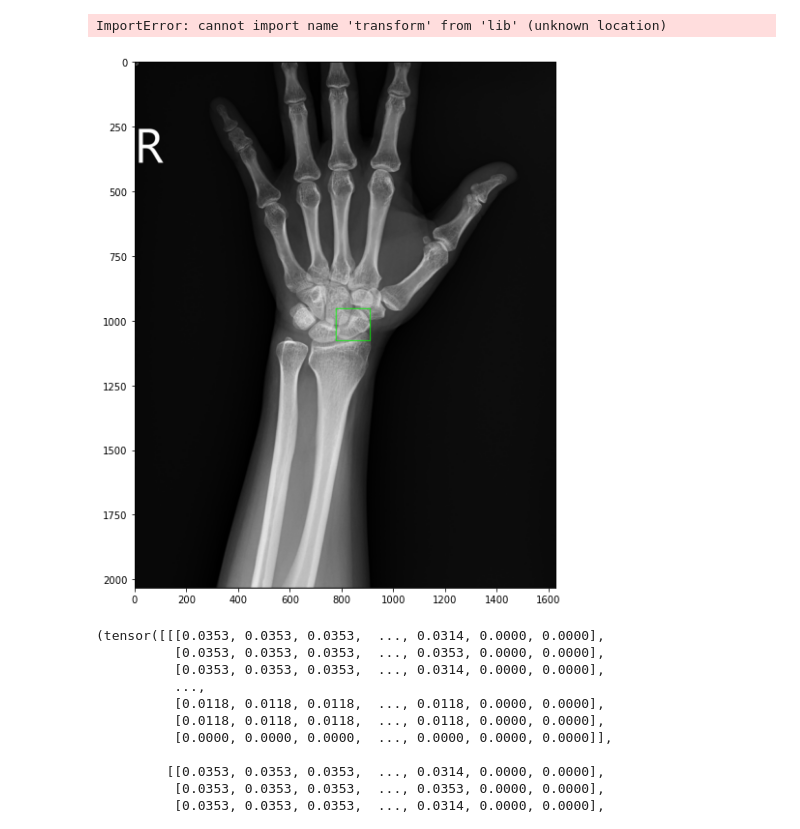
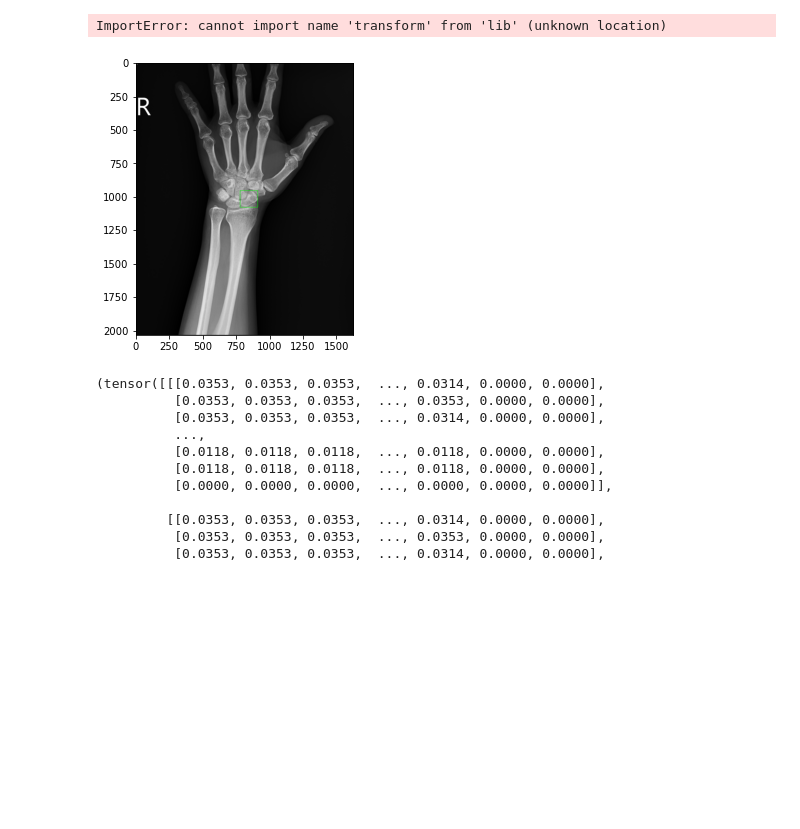
Before and after one commit to as0027111/Fracture_Scaphoid_Detect, a Jupyter notebook: HW2.ipynb, the cells around one changed output. Drawn from its saved outputs; the diff is of its cells as text; code cells hidden in the pictures; blank space fills up the shorter version.

```diff
--- a/HW2.ipynb
+++ b/HW2.ipynb
@@ -156,24 +156,24 @@ valid_data_loader = DataLoader(
 # %%
 import matplotlib.pyplot as plt
 def image_convert(image):
     image = image.clone().cpu().numpy()
     image = image.transpose((1,2,0))
     image = (image * 255).astype(np.uint8)
     return image
 
 def plot_img(data, idx):
     out = data.__getitem__(idx)
     image = image_convert(out[0])
     image = np.ascontiguousarray(image)
     bb = out[1]['boxes'].numpy()
     for i in bb:
         cv2.rectangle(image, (int(i[0]),int(i[1])), (int(i[2]),int(i[3])), (0,255,0), thickness=2)
-    plt.figure(figsize=(10,10))
+    plt.figure(figsize=(5,5))
     plt.imshow(image)
 
 plot_img(val_data, 2)
 # %% [output]
-[figure, old version]
+[figure, new version]
 # %%
 val_data[0]
 # %% [output]
```
Also changed, not shown: parts of 5 cells of this notebook, 6 other files.
